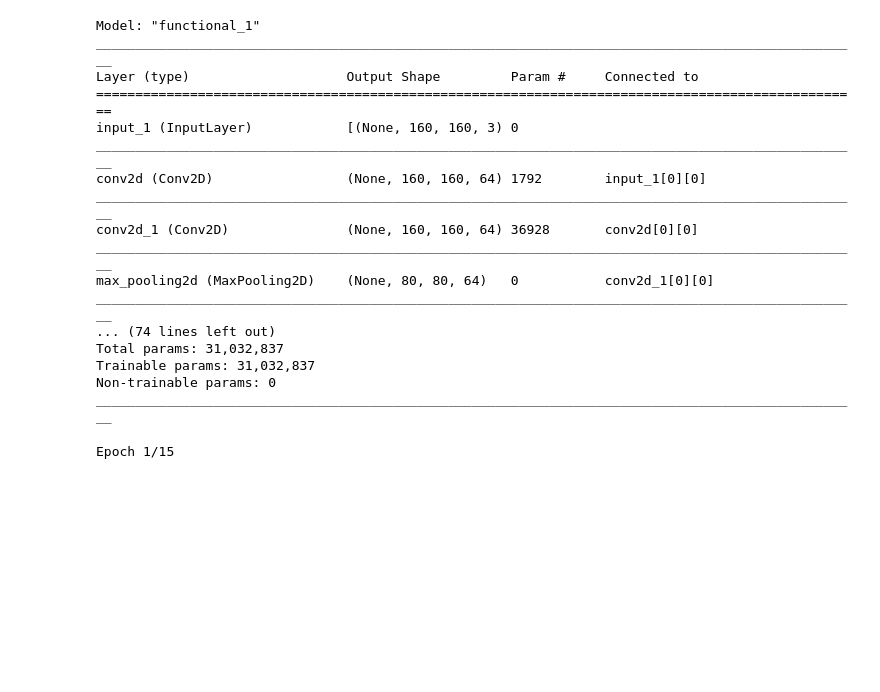
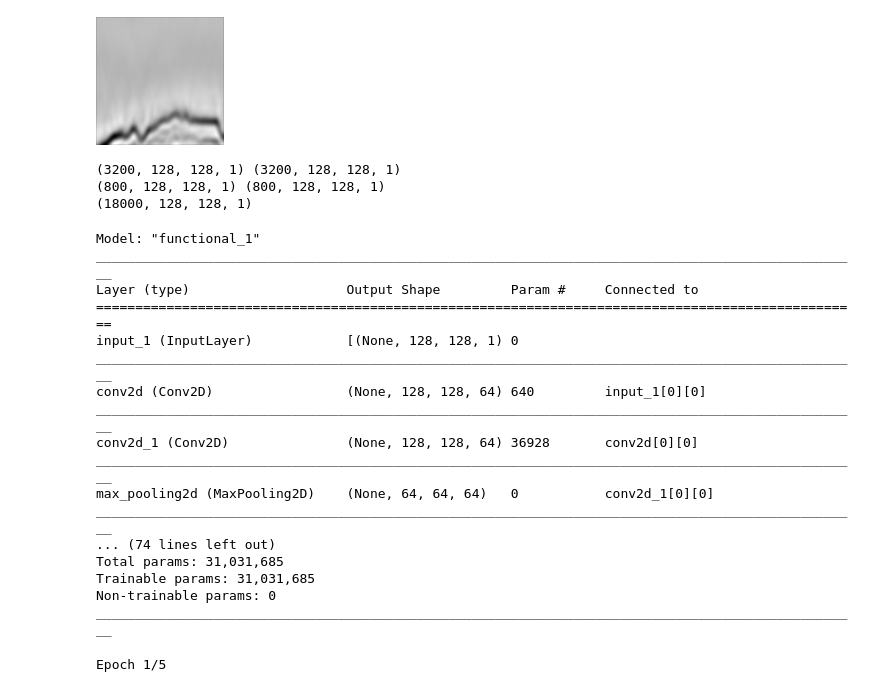
Before and after one commit to wendeljuliao/Salt-Kaggle, a Jupyter notebook: identifySalt.ipynb, the cells around one changed output. Cells and saved outputs as stored; diff of their text form; code cells hidden in the pictures; blank space fills up the shorter version.

```diff
--- a/identifySalt.ipynb
+++ b/identifySalt.ipynb
@@ -101,0 +107,15 @@ class Salt(keras.utils.Sequence):
+# %%
+def read_image2(path,img_height,img_width,img_chan):
+    pixel=np.zeros((len(path), img_height, img_width, img_chan),dtype=np.float32)
+    sizes_test = []
+    for n, p in tqdm_notebook(enumerate(path), total=len(path)):
+        img = load_img(p)
+        x = img_to_array(img)[:,:,1]
+        sizes_test.append([x.shape[0], x.shape[1]])
+        x = resize(x, (128, 128, 1), mode='constant', preserve_range=True)
+        x=x/255
+        pixel[n]=x
+    return pixel,sizes_test
+
+Test_Image_pixel,sizes_test=read_image2(df_Test_path.Test_Image_path,img_height,img_width,img_chan)
+print('Test Image shape: ',Test_Image_pixel.shape)
@@ -102,5 +134,21 @@ class Salt(keras.utils.Sequence):
+# %%
+array_to_img(Test_Image_pixel[0])
+# %% [output]
+[figure, added]
+# %%
+X=Train_Image_pixel
+Y=Train_Mask_pixel
+test=Test_Image_pixel
+X_train,X_val,y_train,y_val=train_test_split(X,Y,test_size=0.20,random_state=42)
+print(X_train.shape,y_train.shape)
+print(X_val.shape,y_val.shape)
+print(test.shape)
+# %% [output]
+(3200, 128, 128, 1) (3200, 128, 128, 1)
+(800, 128, 128, 1) (800, 128, 128, 1)
+(18000, 128, 128, 1)
 # %%
-def unet(pretrained_weights = None,input_size = (160,160,3)):
+def unet(pretrained_weights = None,input_size = (img_height,img_width,img_chan)):
     inputs = Input(input_size)
     conv1 = Conv2D(64, 3, activation = 'relu', padding = 'same', kernel_initializer = 'he_normal')(inputs)
     conv1 = Conv2D(64, 3, activation = 'relu', padding = 'same', kernel_initializer = 'he_normal')(conv1)
@@ -151,7 +199,7 @@ def unet(pretrained_weights = None,input_size = (160,160,3)):
 
     model = Model(inputs, conv10)
 
-    model.compile(optimizer = 'adam', loss = 'sparse_categorical_crossentropy')
+    model.compile(optimizer = 'adam', loss = 'binary_crossentropy')
 
     #model.summary()
 
@@ -170,16 +218,16 @@ Model: "functional_1"
 __________________________________________________________________________________________________
 Layer (type)                    Output Shape         Param #     Connected to
 ==================================================================================================
-input_1 (InputLayer)            [(None, 160, 160, 3) 0
+input_1 (InputLayer)            [(None, 128, 128, 1) 0
 __________________________________________________________________________________________________
-conv2d (Conv2D)                 (None, 160, 160, 64) 1792        input_1[0][0]
+conv2d (Conv2D)                 (None, 128, 128, 64) 640         input_1[0][0]
 __________________________________________________________________________________________________
-conv2d_1 (Conv2D)               (None, 160, 160, 64) 36928       conv2d[0][0]
+conv2d_1 (Conv2D)               (None, 128, 128, 64) 36928       conv2d[0][0]
 __________________________________________________________________________________________________
-max_pooling2d (MaxPooling2D)    (None, 80, 80, 64)   0           conv2d_1[0][0]
+max_pooling2d (MaxPooling2D)    (None, 64, 64, 64)   0           conv2d_1[0][0]
 __________________________________________________________________________________________________
 ... (74 lines left out)
-Total params: 31,032,837
-Trainable params: 31,032,837
+Total params: 31,031,685
+Trainable params: 31,031,685
 Non-trainable params: 0
 __________________________________________________________________________________________________
@@ -203,11 +240,11 @@ val_gen = Salt(batch_size, img_size, val_input_img_paths, val_target_img_paths)
 # %%
 callbacks = [
-    ModelCheckpoint("oxford_segmentationUnet.h5", save_best_only=True),
+    ModelCheckpoint("saltSegmentation.h5", save_best_only=True),
     EarlyStopping(monitor='val_loss', mode='min', patience=3),
     ReduceLROnPlateau(monitor="val_loss",factor=0.1,patience=4)
 ]
 
-epochs = 15
-model.fit(train_gen, epochs=epochs, validation_data=val_gen, callbacks=callbacks)
+epochs = 5
+results = model.fit(X, Y, epochs=epochs, batch_size=32, validation_split=0.1, callbacks=callbacks)
 # %% [output]
-Epoch 1/15
+Epoch 1/5
```
Also changed, not shown: parts of 11 cells of this notebook.
